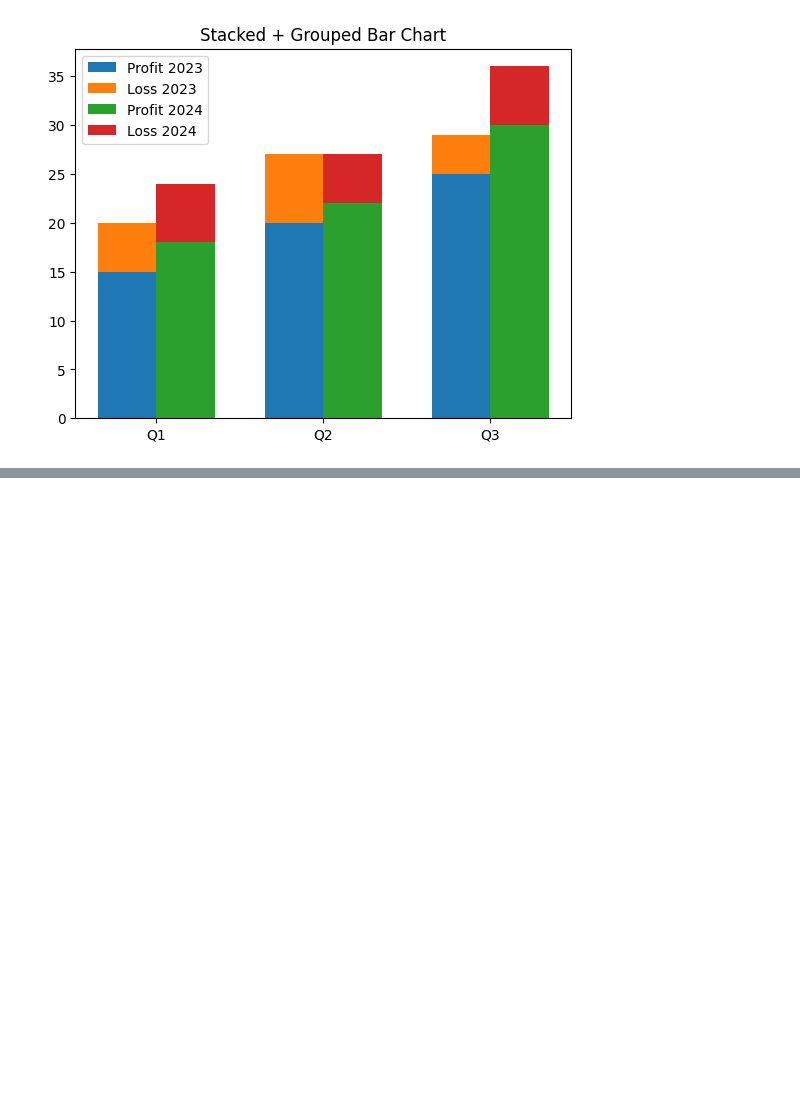
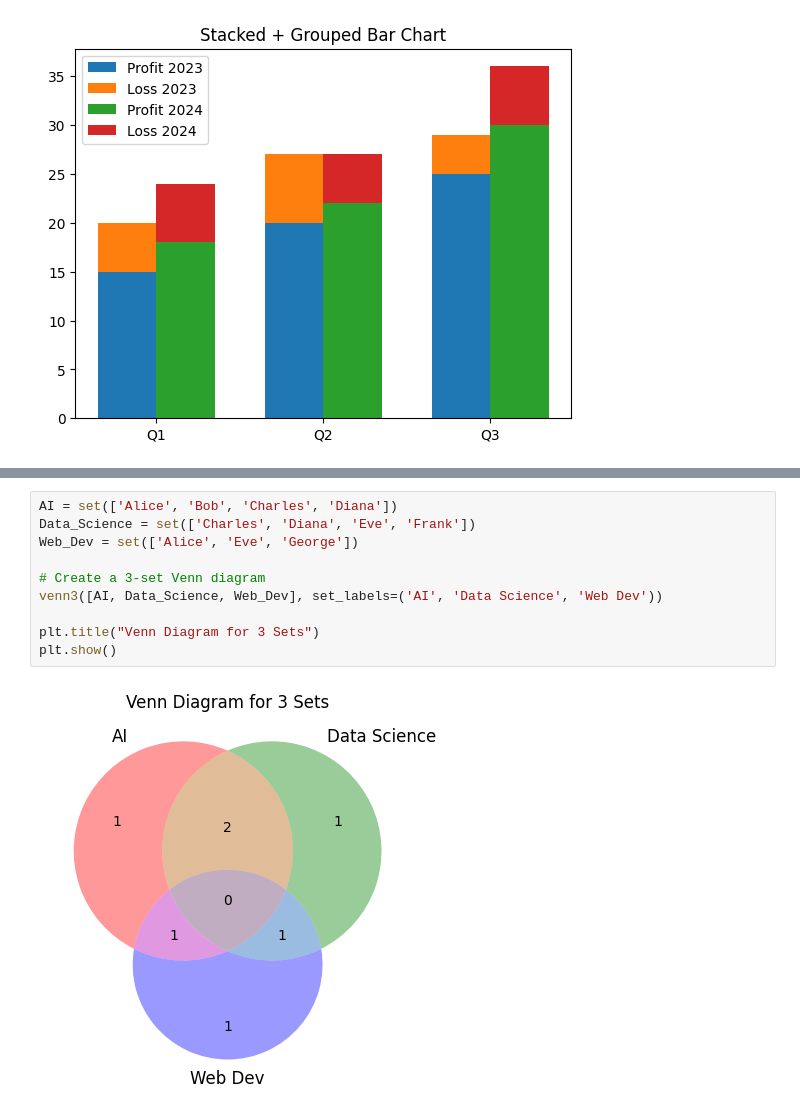
Before and after one commit to ndegwaanth/Seaborn, a Jupyter notebook: barGraphs.ipynb, the cells around one changed output, grey strips where cells are left out. Cells and saved outputs as stored; diff of their text form; blank space fills up the shorter version.

```diff
--- a/barGraphs.ipynb
+++ b/barGraphs.ipynb
@@ -197,0 +228,12 @@ plt.show()
+# %%
+AI = set(['Alice', 'Bob', 'Charles', 'Diana'])
+Data_Science = set(['Charles', 'Diana', 'Eve', 'Frank'])
+Web_Dev = set(['Alice', 'Eve', 'George'])
+
+# Create a 3-set Venn diagram
+venn3([AI, Data_Science, Web_Dev], set_labels=('AI', 'Data Science', 'Web Dev'))
+
+plt.title("Venn Diagram for 3 Sets")
+plt.show()
+# %% [output]
+[figure, added]
```
Also changed, not shown: parts of 3 cells of this notebook.
